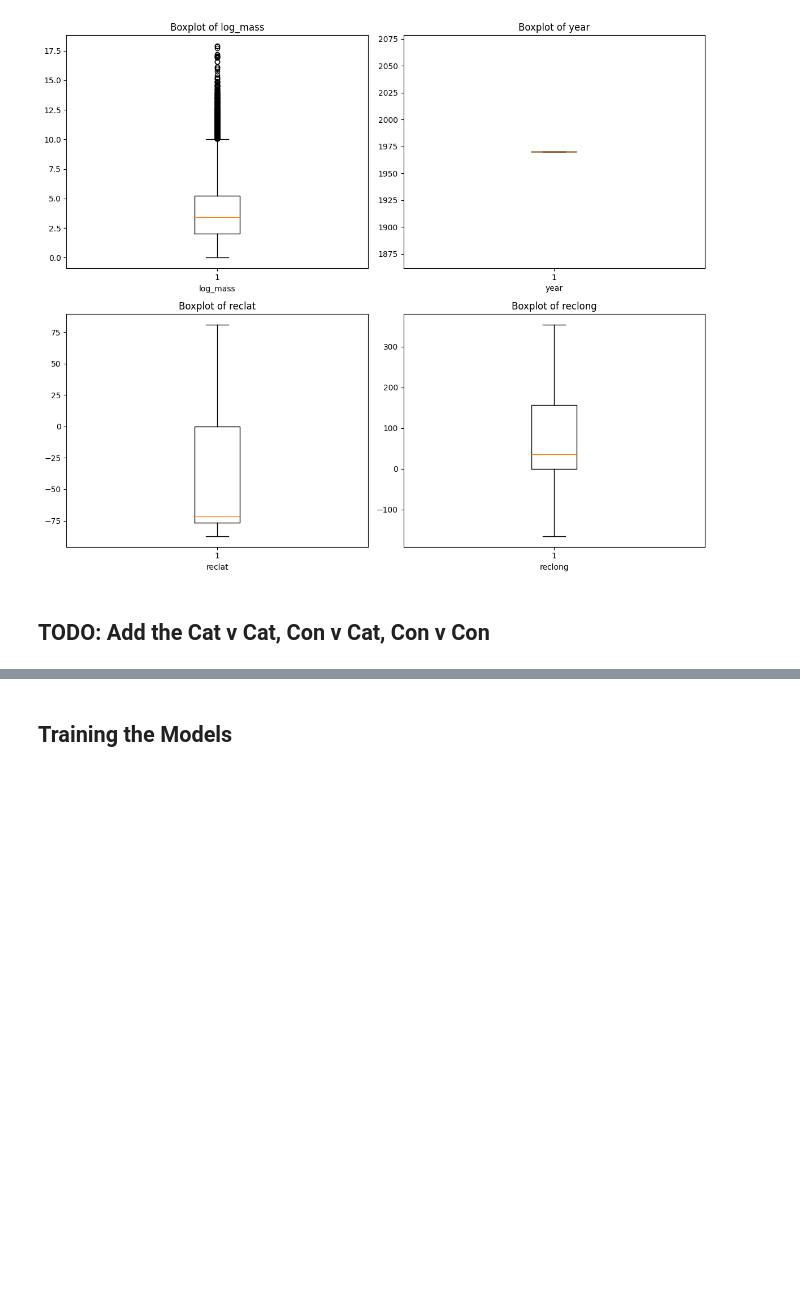
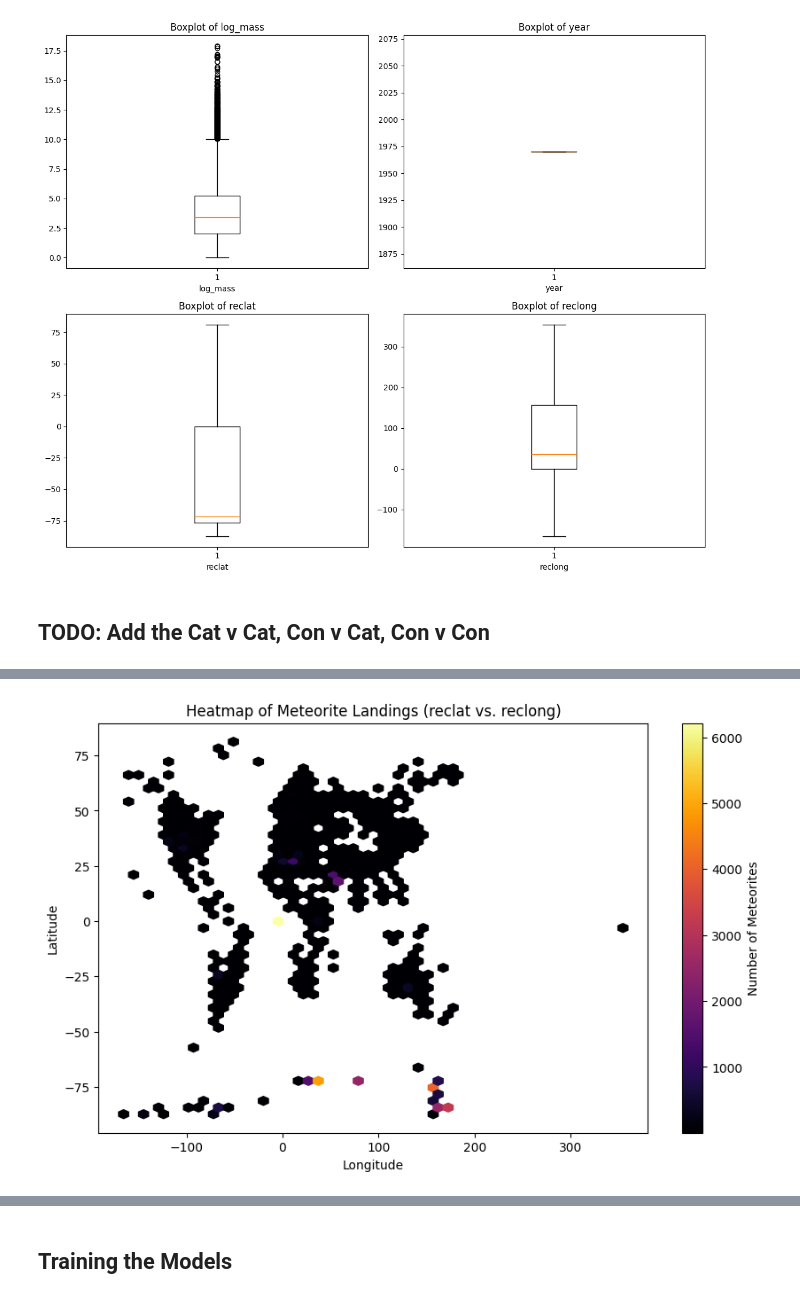
Before and after one commit to xkeyo/meteorite-fall-analysis, a Jupyter notebook: main.ipynb, the cells around one changed output, grey strips where cells are left out. Saved outputs shown, nothing was run; the diff lists cells and outputs as text; code cells hidden in the pictures; blank space fills up the shorter version.

```diff
--- a/main.ipynb
+++ b/main.ipynb
@@ -238,0 +270,12 @@ plt.show()
+# %%
+# Heatmap of meteorite landings (reclat vs. reclong)
+plt.figure(figsize=(10, 6))
+hb = plt.hexbin(data['reclong'], data['reclat'], gridsize=50, cmap='inferno', mincnt=1)
+cb = plt.colorbar(hb)
+cb.set_label('Number of Meteorites')
+plt.xlabel('Longitude')
+plt.ylabel('Latitude')
+plt.title('Heatmap of Meteorite Landings (reclat vs. reclong)')
+plt.show()
+# %% [output]
+[figure, added]
```
Also changed, not shown: parts of 11 cells of this notebook, 1 other file.
